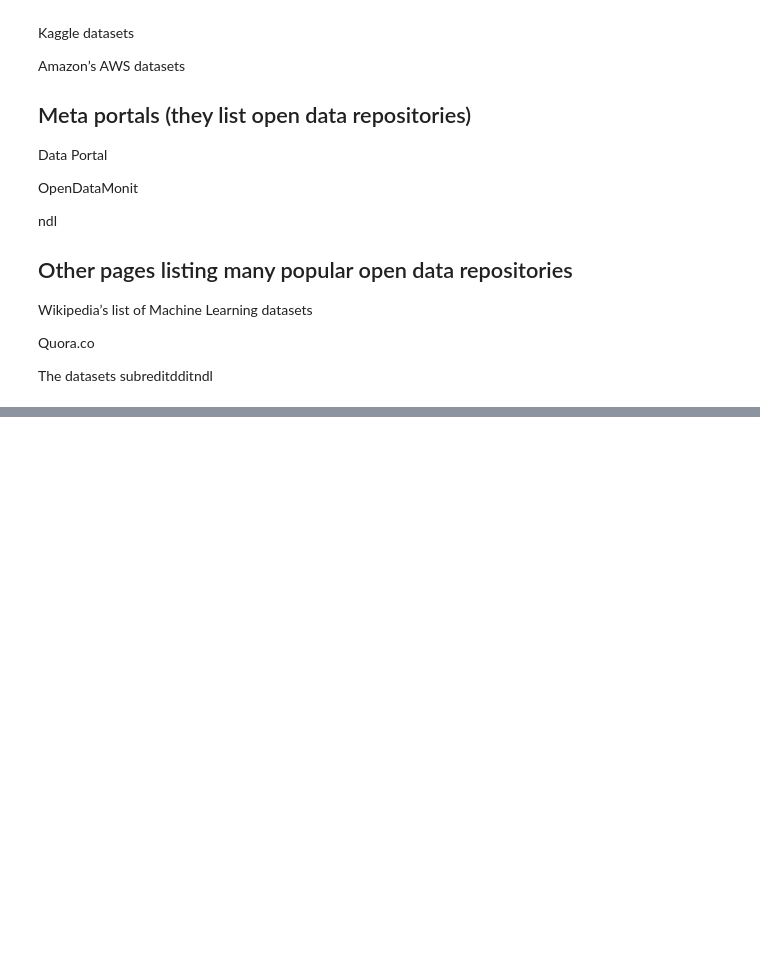
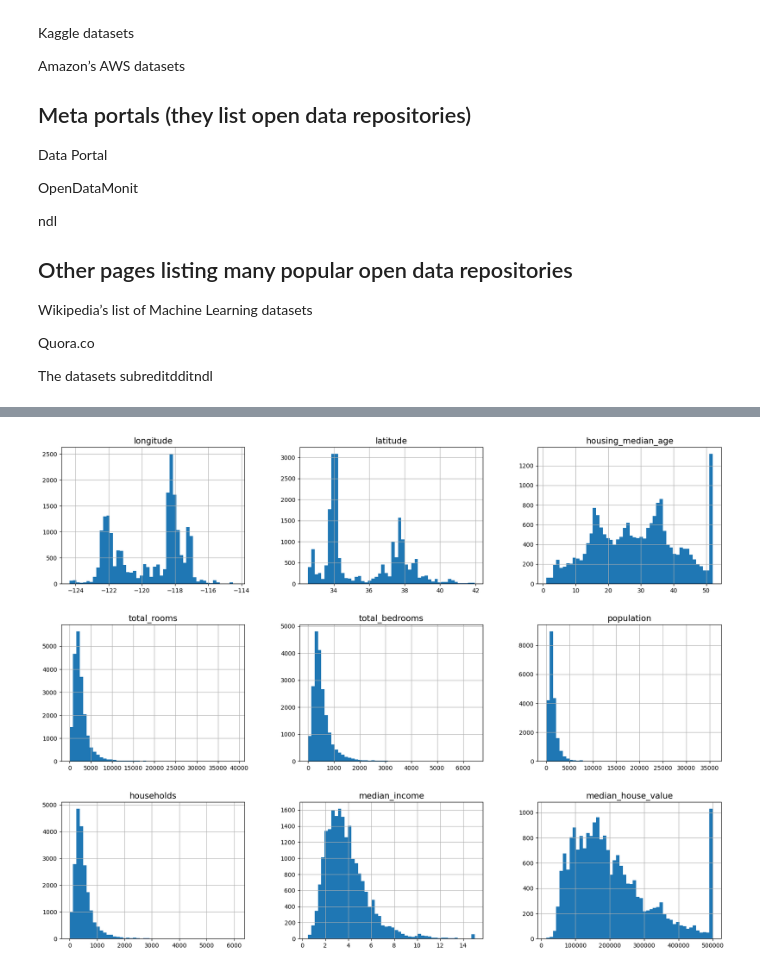
Before and after one commit to jim-X-AI/Data-Science, a Jupyter notebook: Data Science/starters notebook.ipynb, the cells around one changed output, grey strips where cells are left out. Drawn from its saved outputs; the diff is of its cells as text; code cells hidden in the pictures; blank space fills up the shorter version.

```diff
--- a/Data Science/starters notebook.ipynb
+++ b/Data Science/starters notebook.ipynb
@@ -48,0 +52,25 @@ def fetch_data(housing_url=HOUSING_URL)
+# %%
+def housing_data():
+    # This takes into account the file path end
+    path = Path('datasets/housing.tgz')
+
+    # The condition if it isnt a file
+    if not path.is_file():
+        # This checks if its the parent and if it exist
+        Path('datasets').mkdir(parents=True, exist_ok=True)
+
+        url = 'https://github.com/ageron/data/raw/main/housing.tgz'
+        urllib.request.urlretrive(url, path)
+
+        with tarfile.open(path) as housing_tar:
+            housing_tar.extractall(path='datasets')
+
+    return pd.read_csv(Path('datasets/housing/housing.csv'))
+
+housing_d = housing_data()
+"""
+The function checks if the file datasets/housing.tgz exists.
+If the file doesn't exist, it downloads it from the provided URL.
+It then extracts the contents of the .tgz file into the datasets/housing/ directory.
+After extraction, the function reads the CSV file (housing.csv) into a pandas DataFrame and returns it.
+"""
@@ -48,0 +138,14 @@ def fetch_data(housing_url=HOUSING_URL)
+# %%
+%matplotlib inline
+import matplotlib.pyplot as plt
+# Not necessary just for specification
+plt.rc('font', size=14)
+plt.rc('axes', labelsize=14, titlesize=14)
+plt.rc('legend', fontsize=14)
+plt.rc('xtick', labelsize=10)
+plt.rc('ytick', labelsize=10)
+# Very necessary
+housing_d.hist(figsize=(20, 15), bins=50)
+plt.show()
+# %% [output]
+[figure, added]
```
Also changed, not shown: parts of 14 cells of this notebook.
